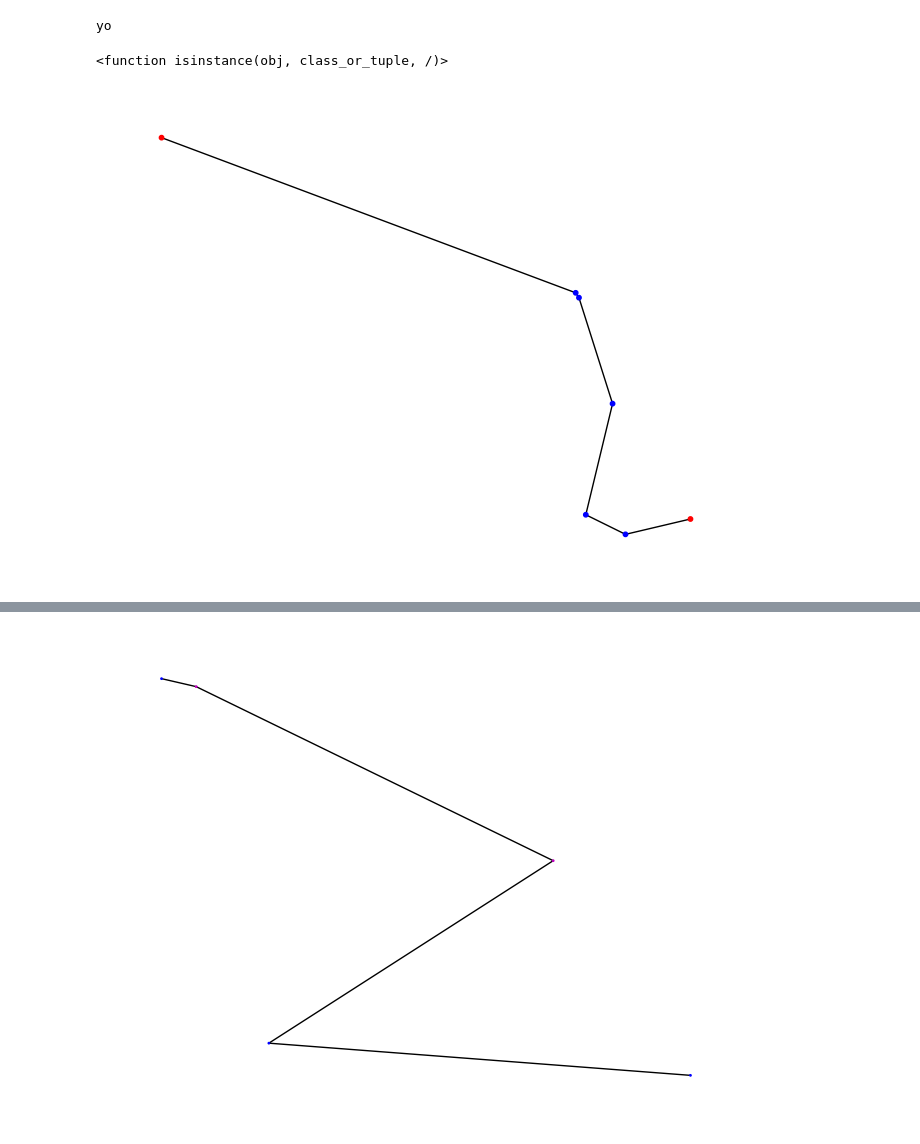
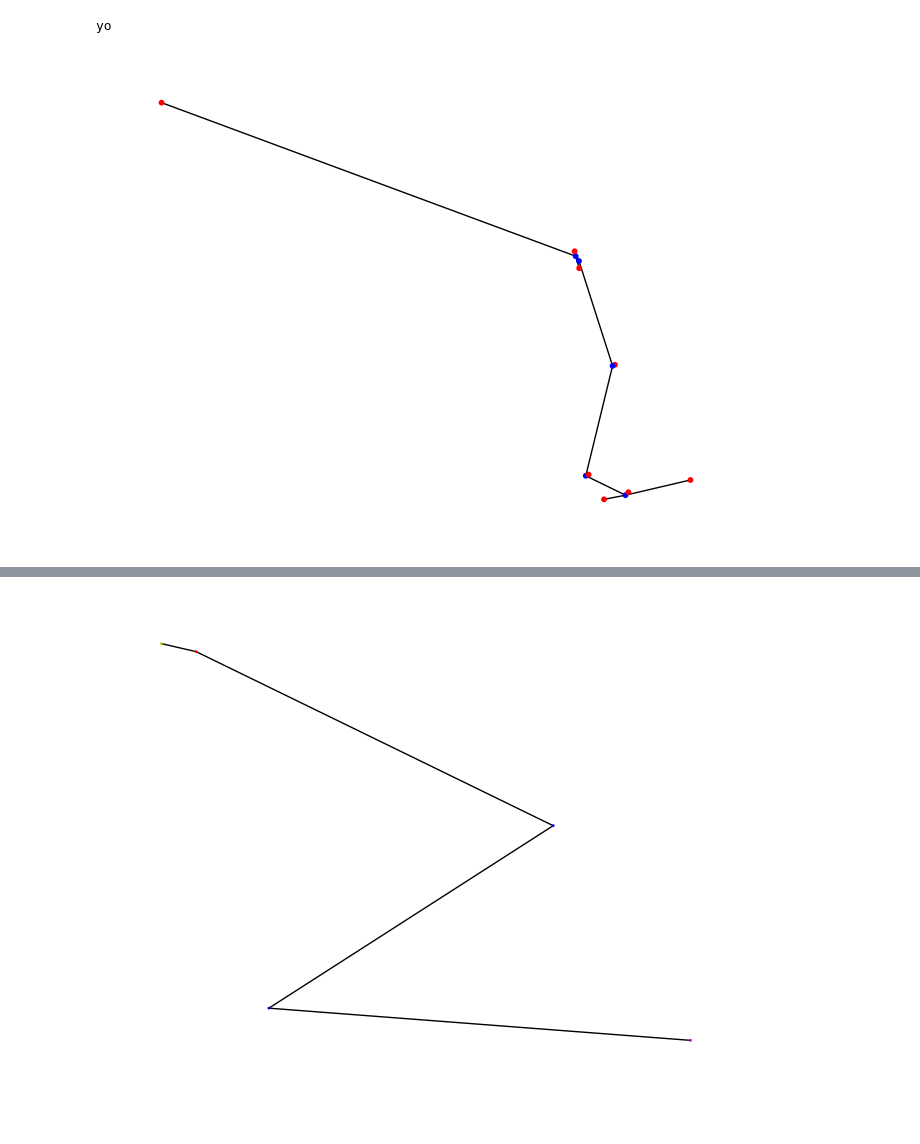
Before and after one commit to pierremennesson/contours_lines, a Jupyter notebook: nodes_elevations-laplacian.ipynb, the cells around one changed output, grey strips where cells are left out. Saved outputs shown, nothing was run; the diff lists cells and outputs as text; code cells hidden in the pictures.

```diff
--- a/nodes_elevations-laplacian.ipynb
+++ b/nodes_elevations-laplacian.ipynb
@@ -126,25 +129,15 @@ for cc in CC:
         break
 # %% [output]
 yo
-# %%
-isinstance
-# %% [output]
-<function isinstance(obj, class_or_tuple, /)>
 # %%
 #cc=CC[-2]
 sub_G_osm=nx.subgraph(G_osm,cc).copy()
-for u,v,d in sub_G_osm.copy().edges(data=True):
-    if isinstance(u,tuple) or isinstance(v,tuple):
-        if d['length']<100:
-            if isinstance(u,tuple):
-                sub_G_osm.remove_node(u)
-            else:
-                sub_G_osm.remove_node(v)
+
 pos={node:(datum['x'],datum['y']) for node,datum in sub_G_osm.nodes(data=True)}
 node_color=['r' if isinstance(node,tuple)  else 'b' for node in sub_G_osm.nodes()]
 nx.draw(sub_G_osm,pos=pos,node_color=node_color,node_size=10)
 # %% [output]
-[figure, old version]
+[figure, new version]
 # %%
 [data['elevation'] for node,data in sub_G_osm.nodes(data=True) if isinstance(node,tuple)]
 # %% [output]
```
Also changed, not shown: parts of 9 cells of this notebook, 2 other files.
